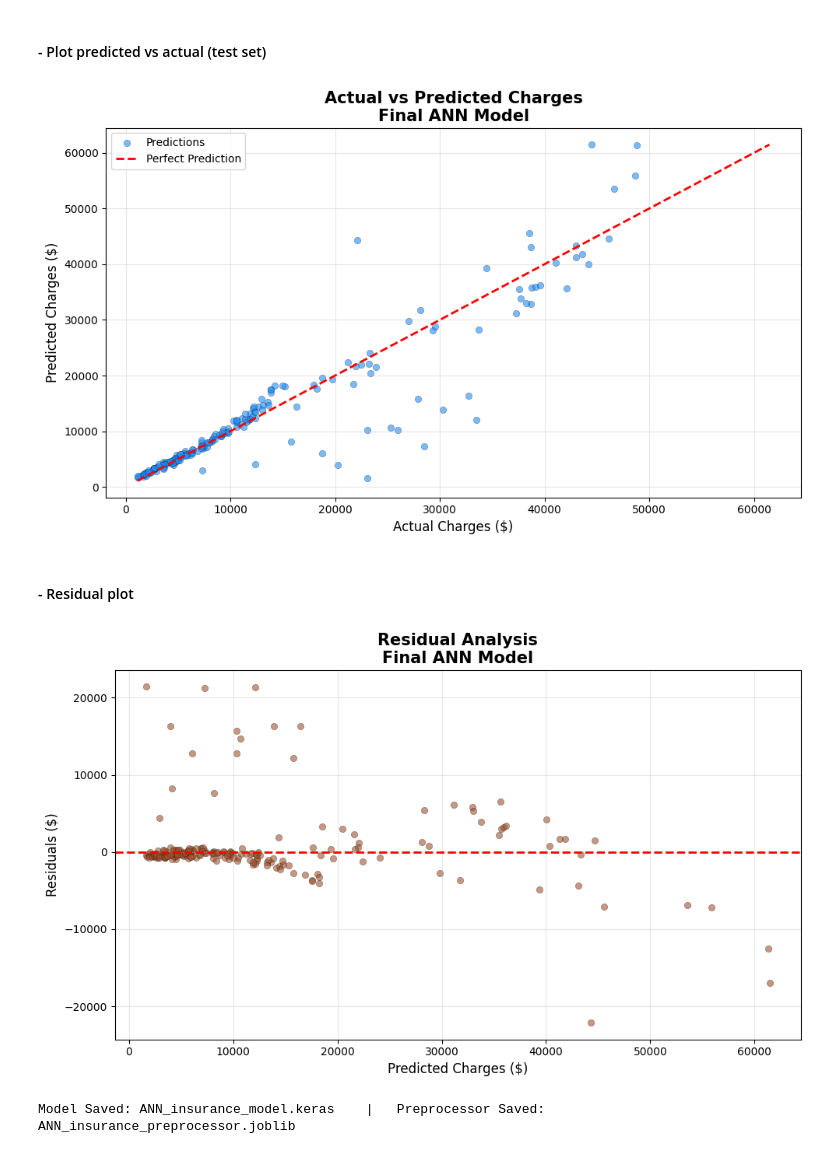
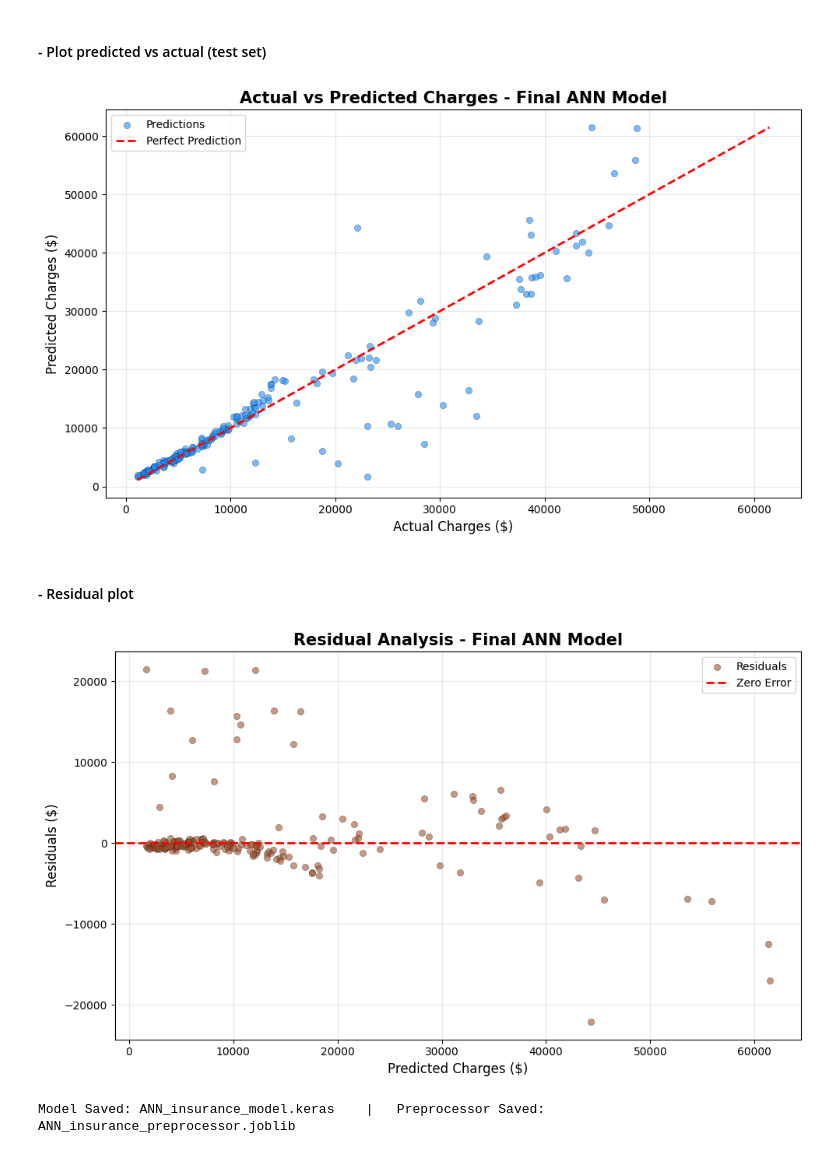
Before and after one commit to Nimaabediforud/Heart-Disease-Prediction, a Jupyter notebook: Notebooks/Regression/third-reg/REG-ANN-EXT2.ipynb, the cells around one changed output. Saved outputs shown, nothing was run; the diff lists cells and outputs as text; code cells hidden in the pictures.

Commit message:
Minor visualization changes (Plots)

```diff
--- a/Notebooks/Regression/third-reg/REG-ANN-EXT2.ipynb
+++ b/Notebooks/Regression/third-reg/REG-ANN-EXT2.ipynb
@@ -1303,7 +1303,7 @@ plt.xlabel("Actual Charges ($)", fontsize=12)
 plt.ylabel("Predicted Charges ($)", fontsize=12)
 
 plt.title(
-    "Actual vs Predicted Charges\nFinal ANN Model",
+    "Actual vs Predicted Charges - Final ANN Model",
     fontsize=15,
     weight='bold'
 )
@@ -1314,45 +1314,47 @@ plt.legend()
 plt.tight_layout()
 plt.show()
 # %% [output]
-[figure, old version]
+[figure, new version]
 # %% [markdown]
 #### - Residual plot
 # %%
 residuals = y_true_test - y_pred_test
 
 plt.figure(figsize=(10,6))
 
 plt.scatter(
     y_pred_test,
     residuals,
     alpha=0.6,
     color='sienna',
     edgecolor='black',
-    linewidth=0.3
+    linewidth=0.3,
+    label='Residuals'
 )
 
 plt.axhline(
     0,
     color='red',
     linestyle='--',
-    linewidth=2
+    linewidth=2,
+    label='Zero Error'
 )
 
 plt.xlabel("Predicted Charges ($)", fontsize=12)
 plt.ylabel("Residuals ($)", fontsize=12)
 
 plt.title(
-    "Residual Analysis\nFinal ANN Model",
+    "Residual Analysis - Final ANN Model",
     fontsize=15,
     weight='bold'
 )
 
 plt.grid(alpha=0.3)
-
+plt.legend()
 plt.tight_layout()
 plt.show()
 # %% [output]
-[figure, old version]
+[figure, new version]
 # %%
 #--------------------------------------------
 # Save the model & preprocessing pipeline
```
Also changed, not shown: parts of 1 cell of this notebook, 4 other files.
